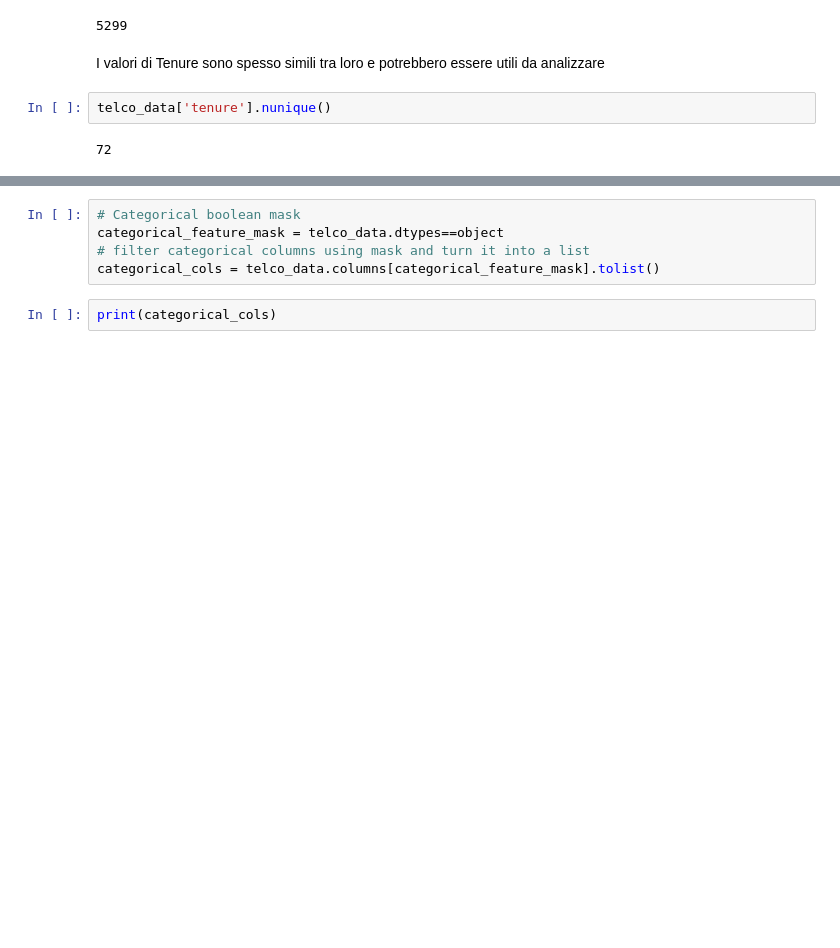
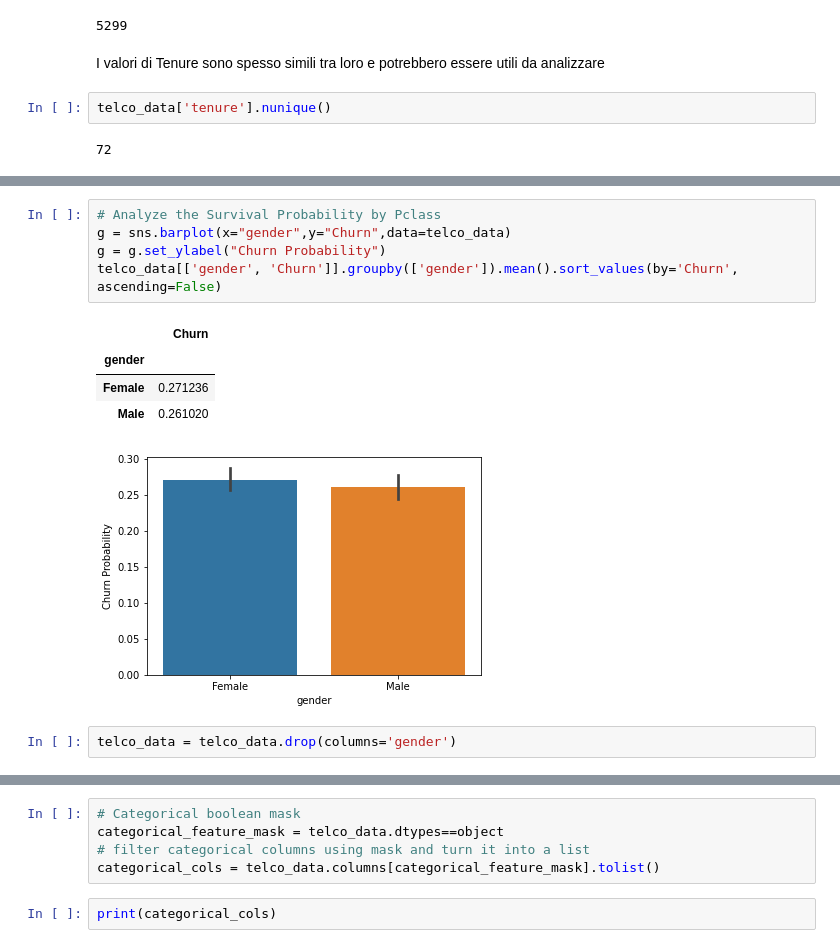
Before and after one commit to ale-pavel/challenge-telco-churn, a Jupyter notebook: Telco-Churn.ipynb, the cells around one changed output, grey strips where cells are left out. Saved outputs shown, nothing was run; the diff lists cells and outputs as text; blank space fills up the shorter version.

```diff
--- a/Telco-Churn.ipynb
+++ b/Telco-Churn.ipynb
@@ -145,0 +217,13 @@ Uso di un LabelEncoder di sklearn
+# %%
+# Analyze the Survival Probability by Pclass
+g = sns.barplot(x="gender",y="Churn",data=telco_data)
+g = g.set_ylabel("Churn Probability")
+telco_data[['gender', 'Churn']].groupby(['gender']).mean().sort_values(by='Churn', ascending=False)
+# %% [output]
+|  | Churn |
+| gender |  |
+| Female | 0.271236 |
+| Male | 0.261020 |
+[figure, added]
+# %%
+telco_data = telco_data.drop(columns='gender')
```
Also changed, not shown: parts of 64 cells of this notebook, 1 other file.
